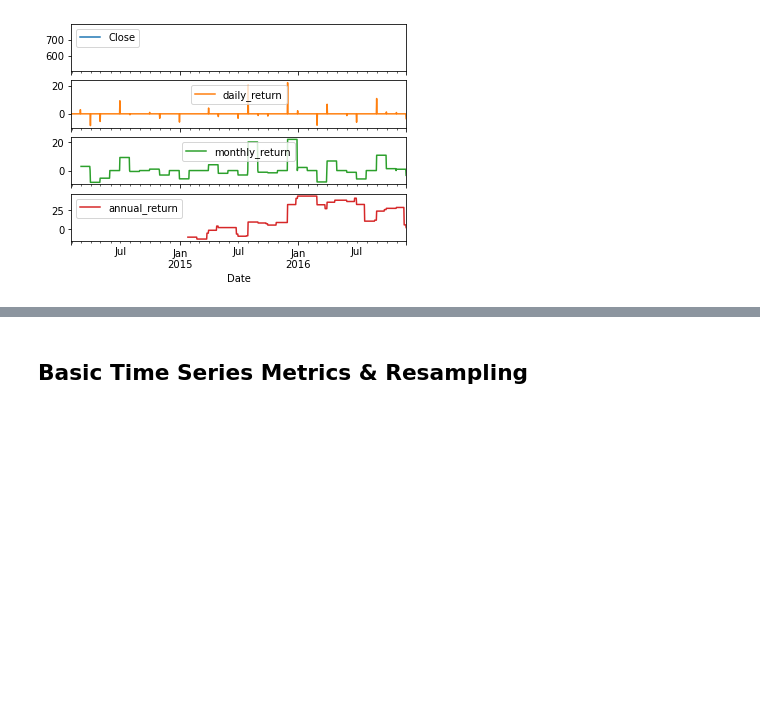
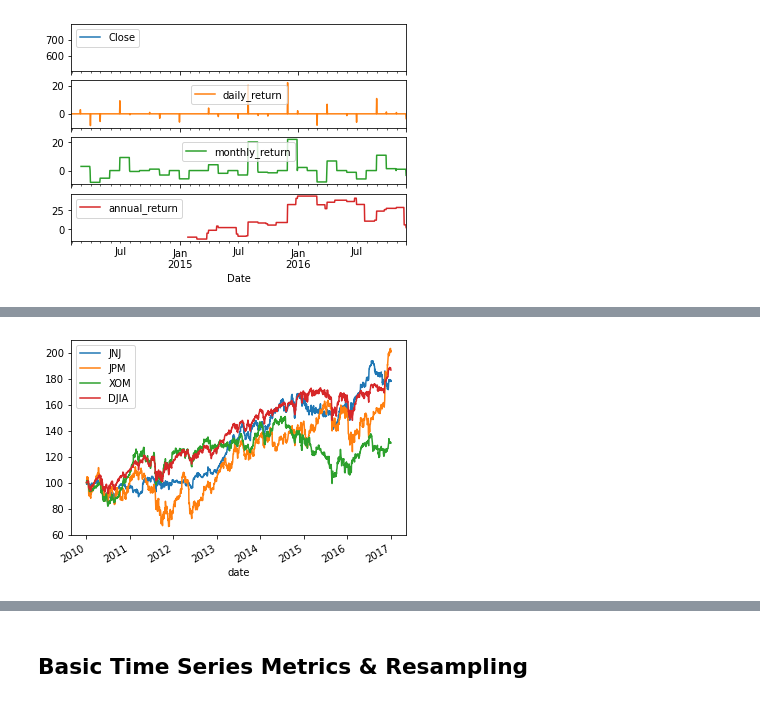
Before and after one commit to KAIET98/Finance_in_python, a Jupyter notebook: ANALYSIS/01_Introduction_to_portfolio_risk_management/Manipulating_Time_Series_Data/Manipulating_Time_Series_Data.ipynb, the cells around one changed output, grey strips where cells are left out. Cells and saved outputs as stored; diff of their text form; code cells hidden in the pictures; blank space fills up the shorter version.

```diff
--- a/ANALYSIS/01_Introduction_to_portfolio_risk_management/Manipulating_Time_Series_Data/Manipulating_Time_Series_Data.ipynb
+++ b/ANALYSIS/01_Introduction_to_portfolio_risk_management/Manipulating_Time_Series_Data/Manipulating_Time_Series_Data.ipynb
@@ -572,0 +773,8 @@ plt.show()
+# %%
+# Import stock prices and index here
+stocks = pd.read_csv('DATABASE/stock_data/nyse.csv', parse_dates=['date'], index_col='date')
+dow_jones = pd.read_csv('DATABASE/stock_data/dow_jones.csv', parse_dates=['date'], index_col='date')
+
+# Concatenate data and inspect result here
+data = pd.concat([stocks, dow_jones], axis=1)
+print(data.info())
@@ -572,0 +794,6 @@ plt.show()
+# %%
+# Normalize and plot your data here
+data.div(data.iloc[0]).mul(100).plot()
+plt.show()
+# %% [output]
+[figure, added]
```
Also changed, not shown: parts of 31 cells of this notebook.
